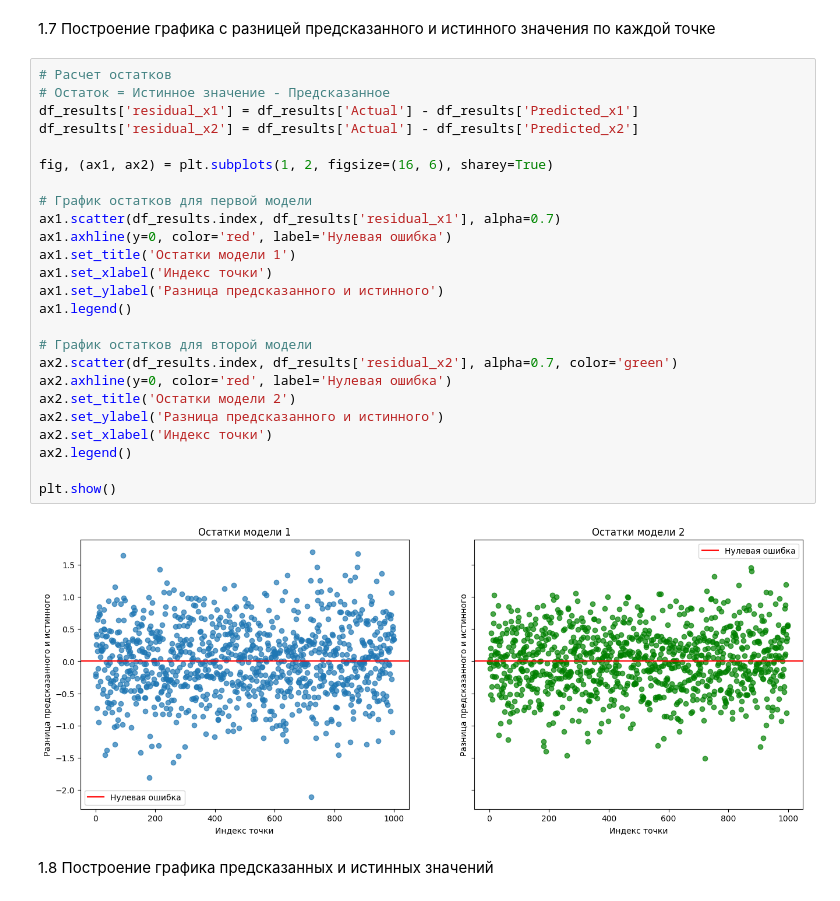
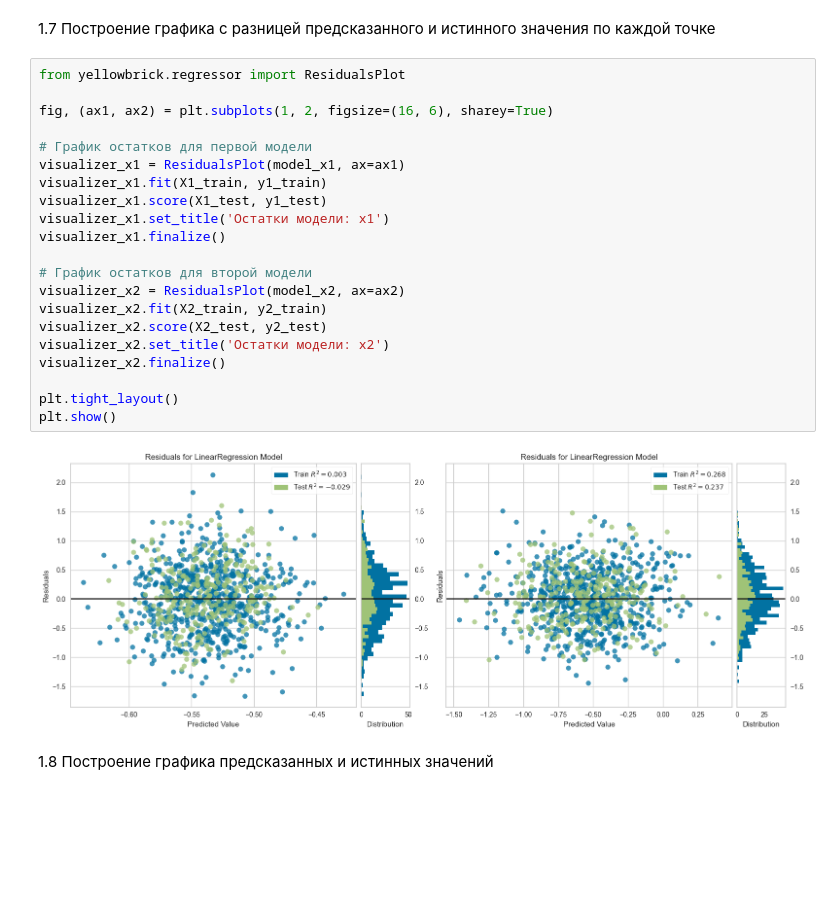
Before and after one commit to Birobizhan/introduction_data_analysis, a Jupyter notebook: lab3/ЛР3_Федоров_4.ipynb, the cells around one changed output. Cells and saved outputs as stored; diff of their text form; blank space fills up the shorter version.

```diff
--- a/lab3/ЛР3_Федоров_4.ipynb
+++ b/lab3/ЛР3_Федоров_4.ipynb
@@ -159,32 +199,28 @@ plt.show()
 # %% [markdown]
 1.7 Построение графика с разницей предсказанного и истинного значения по каждой точке
-# %%
-# Расчет остатков
-# Остаток = Истинное значение - Предсказанное
-df_results['residual_x1'] = df_results['Actual'] - df_results['Predicted_x1']
-df_results['residual_x2'] = df_results['Actual'] - df_results['Predicted_x2']
-
-fig, (ax1, ax2) = plt.subplots(1, 2, figsize=(16, 6), sharey=True)
-
-# График остатков для первой модели
-ax1.scatter(df_results.index, df_results['residual_x1'], alpha=0.7)
-ax1.axhline(y=0, color='red', label='Нулевая ошибка')
-ax1.set_title('Остатки модели 1')
-ax1.set_xlabel('Индекс точки')
-ax1.set_ylabel('Разница предсказанного и истинного')
-ax1.legend()
-
-# График остатков для второй модели
-ax2.scatter(df_results.index, df_results['residual_x2'], alpha=0.7, color='green')
-ax2.axhline(y=0, color='red', label='Нулевая ошибка')
-ax2.set_title('Остатки модели 2')
-ax2.set_ylabel('Разница предсказанного и истинного')
-ax2.set_xlabel('Индекс точки')
-ax2.legend()
-
-plt.show()
-# %% [output]
-[figure, removed]
+# %%
+from yellowbrick.regressor import ResidualsPlot
+
+fig, (ax1, ax2) = plt.subplots(1, 2, figsize=(16, 6), sharey=True)
+
+# График остатков для первой модели
+visualizer_x1 = ResidualsPlot(model_x1, ax=ax1)
+visualizer_x1.fit(X1_train, y1_train)
+visualizer_x1.score(X1_test, y1_test)
+visualizer_x1.set_title('Остатки модели: x1')
+visualizer_x1.finalize()
+
+# График остатков для второй модели
+visualizer_x2 = ResidualsPlot(model_x2, ax=ax2)
+visualizer_x2.fit(X2_train, y2_train)
+visualizer_x2.score(X2_test, y2_test)
+visualizer_x2.set_title('Остатки модели: x2')
+visualizer_x2.finalize()
+
+plt.tight_layout()
+plt.show()
+# %% [output]
+[figure, added]
 # %% [markdown]
 1.8 Построение графика предсказанных и истинных значений
 # %%
```
Also changed, not shown: parts of 9 cells of this notebook.
